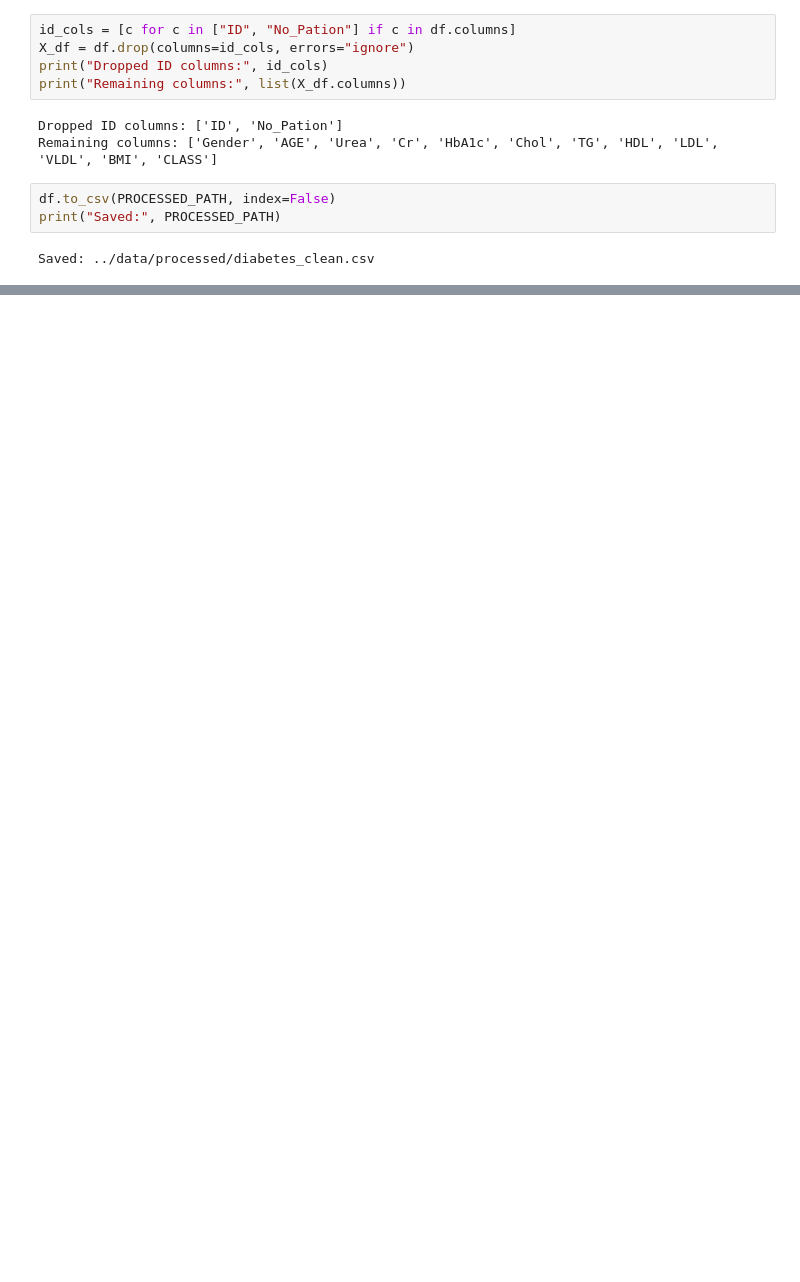
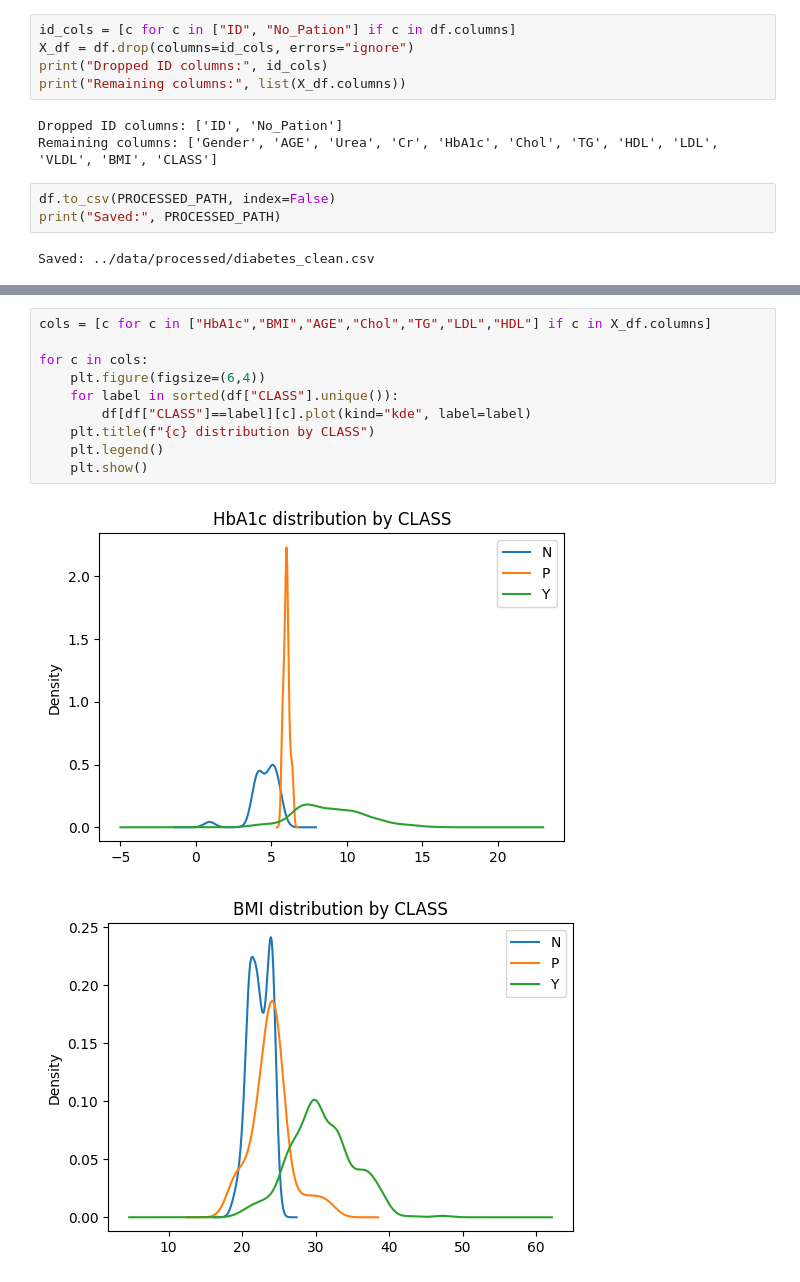
Before and after one commit to Abhay1Dhakl/diabetes-nyp-classification-clustering, a Jupyter notebook: notebooks/eda.ipynb, the cells around one changed output, grey strips where cells are left out. Saved outputs shown, nothing was run; the diff lists cells and outputs as text; blank space fills up the shorter version.

```diff
--- a/notebooks/eda.ipynb
+++ b/notebooks/eda.ipynb
@@ -120,0 +155,13 @@ Saved: ../data/processed/diabetes_clean.csv
+# %%
+cols = [c for c in ["HbA1c","BMI","AGE","Chol","TG","LDL","HDL"] if c in X_df.columns]
+
+for c in cols:
+    plt.figure(figsize=(6,4))
+    for label in sorted(df["CLASS"].unique()):
+        df[df["CLASS"]==label][c].plot(kind="kde", label=label)
+    plt.title(f"{c} distribution by CLASS")
+    plt.legend()
+    plt.show()
+# %% [output]
+[figure, added]
+[figure, added]
```
Also changed, not shown: parts of 8 cells of this notebook, 2 other files.
